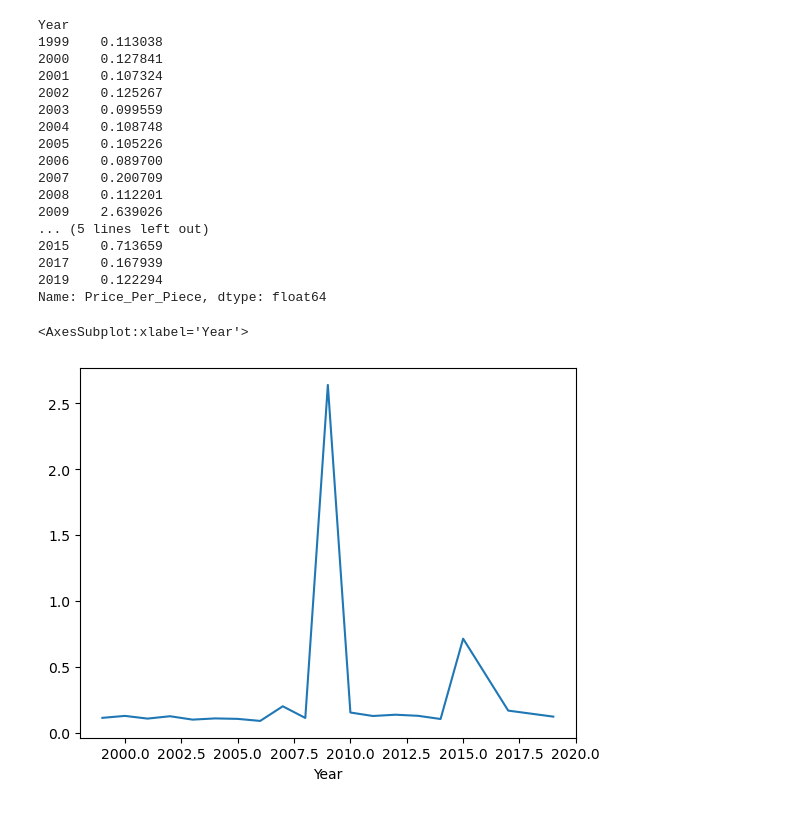
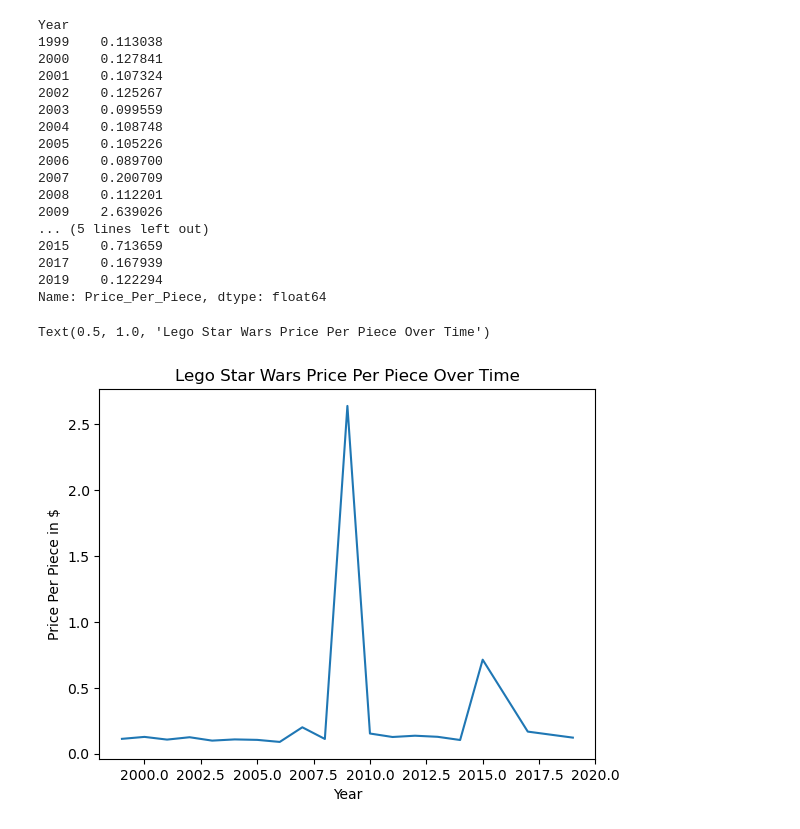
Before and after one commit to Domgraz/Lego_EDA, a Jupyter notebook: Lego_eda.ipynb, the cells around one changed output. Saved outputs shown, nothing was run; the diff lists cells and outputs as text; code cells hidden in the pictures.

```diff
--- a/Lego_eda.ipynb
+++ b/Lego_eda.ipynb
@@ -212,11 +207,13 @@ Year
 2017    0.167939
 2019    0.122294
 Name: Price_Per_Piece, dtype: float64
-# %%
-sw_gb_df.plot()
-# %% [output]
-<AxesSubplot:xlabel='Year'>
-[figure, removed]
+# %%
+sw_gb_df.plot()
+plt.ylabel('Price Per Piece in $')
+plt.title('Lego Star Wars Price Per Piece Over Time')
+# %% [output]
+Text(0.5, 1.0, 'Lego Star Wars Price Per Piece Over Time')
+[figure, added]
 # %%
 a = sw_df.sort_values(['Minifigs'],ascending= False)
 sw = a[:15]
```
Also changed, not shown: parts of 7 cells of this notebook.
